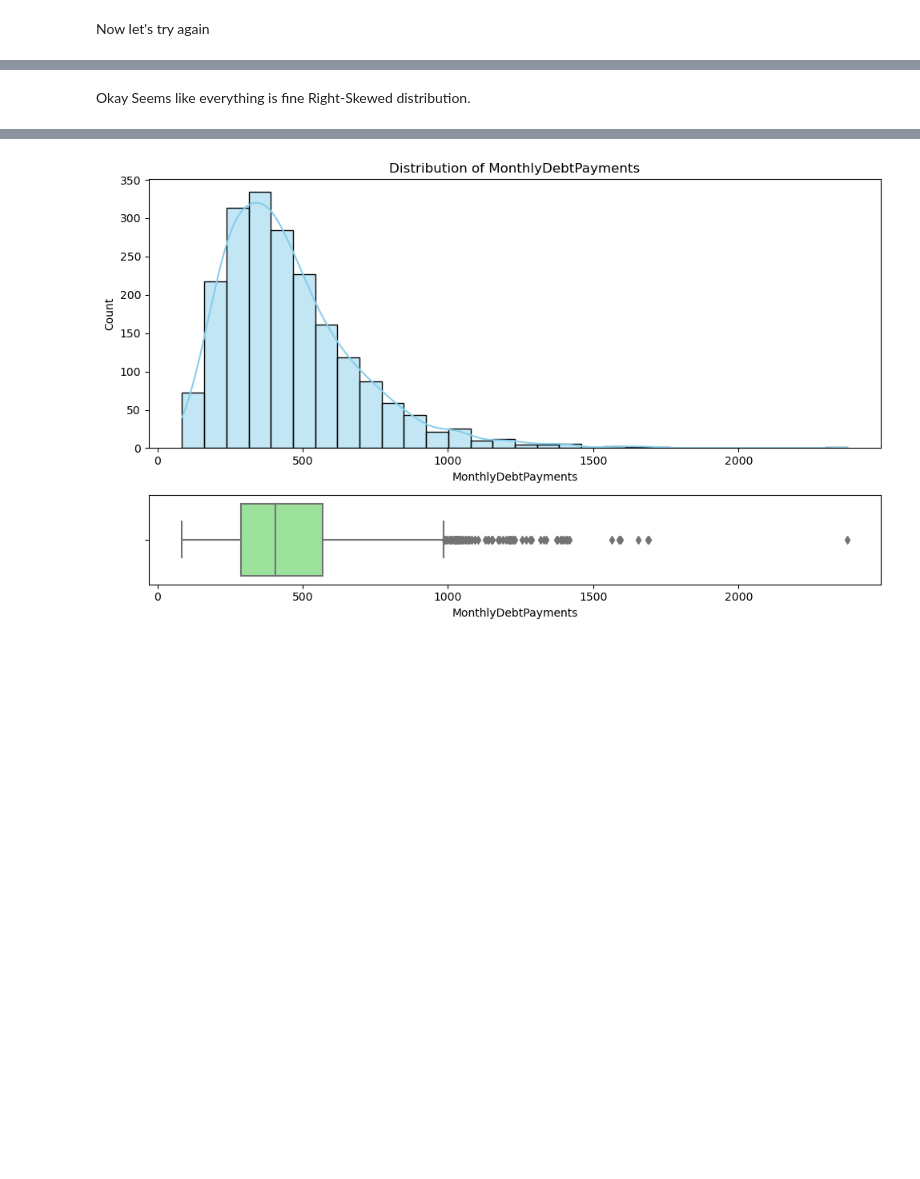
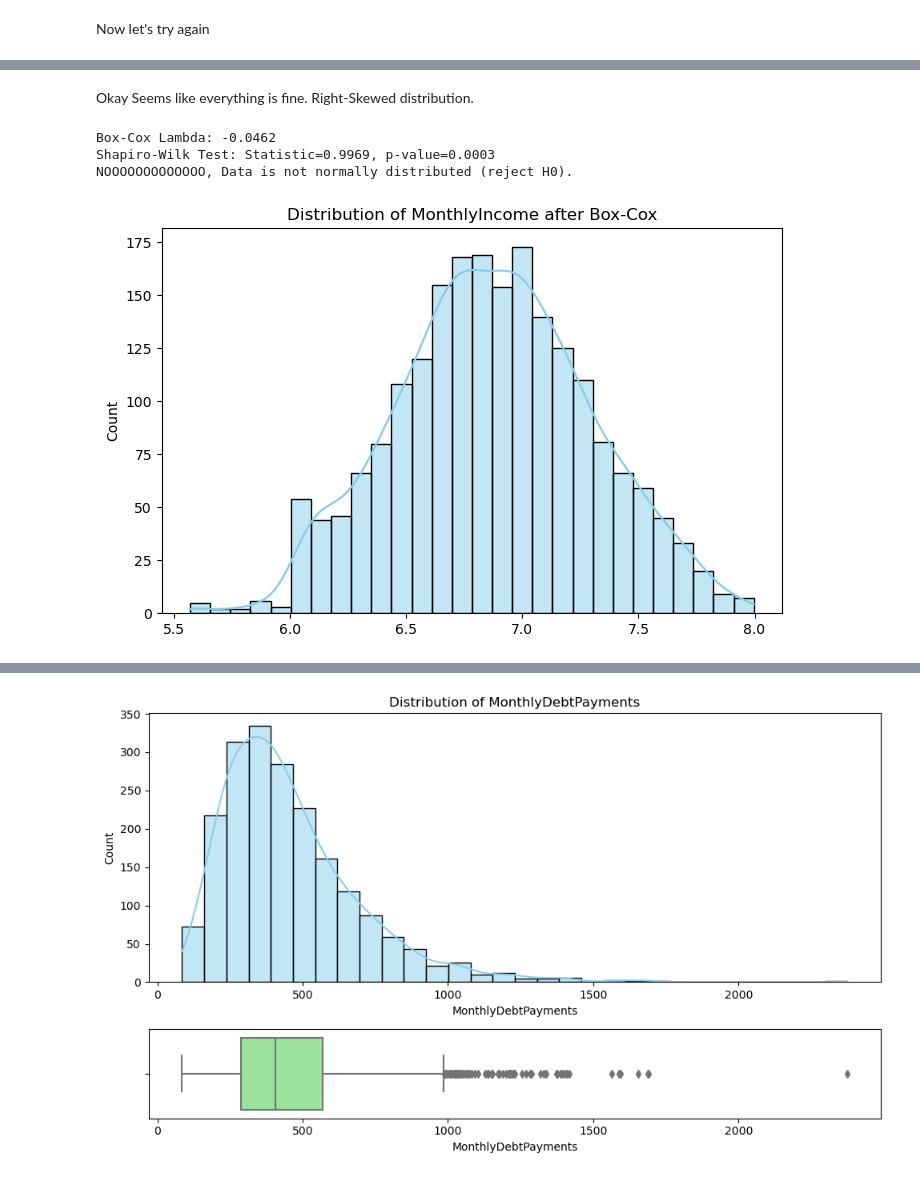
Before and after one commit to KimiyaVahidMotlagh/QBC-DA10-Group4Project1, a Jupyter notebook: DA10_EDA(Arash).ipynb, the cells around one changed output, grey strips where cells are left out. Drawn from its saved outputs; the diff is of its cells as text; code cells hidden in the pictures; blank space fills up the shorter version.

```diff
--- a/DA10_EDA(Arash).ipynb
+++ b/DA10_EDA(Arash).ipynb
@@ -718,3 +748,11 @@ Name: MonthlyIncome, dtype: float64
 # %% [markdown]
-Okay Seems like everything is fine
+Okay Seems like everything is fine.
 Right-Skewed distribution.
+# %%
+
+normalized_data, lambda_val, method = normalize_nomerical_data(fin_df, col='MonthlyIncome')
+# %% [output]
+Box-Cox Lambda: -0.0462
+Shapiro-Wilk Test: Statistic=0.9969, p-value=0.0003
+NOOOOOOOOOOOOO, Data is not normally distributed (reject H0).
+[figure, added]
```
Also changed, not shown: parts of 35 cells of this notebook.
